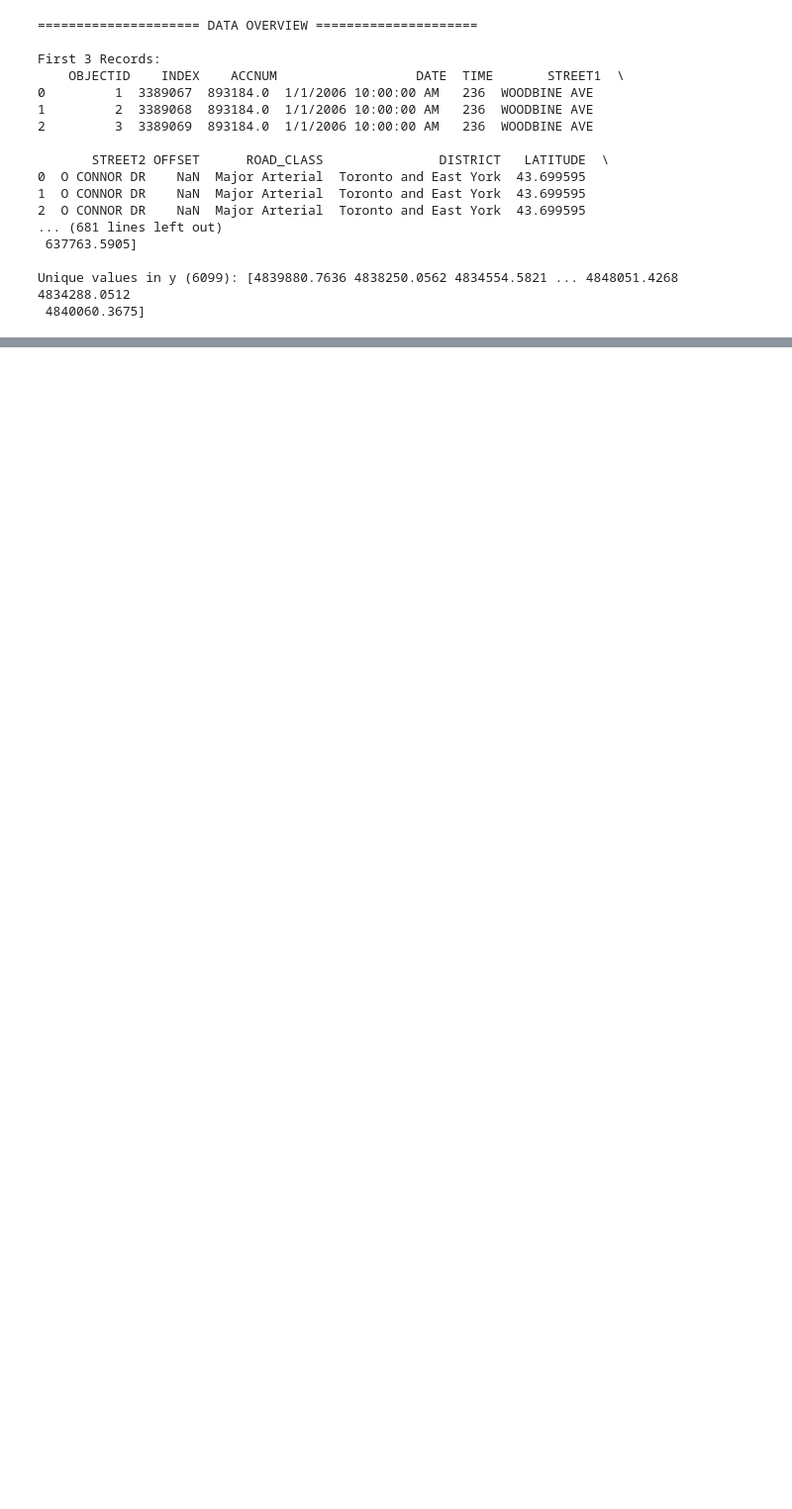
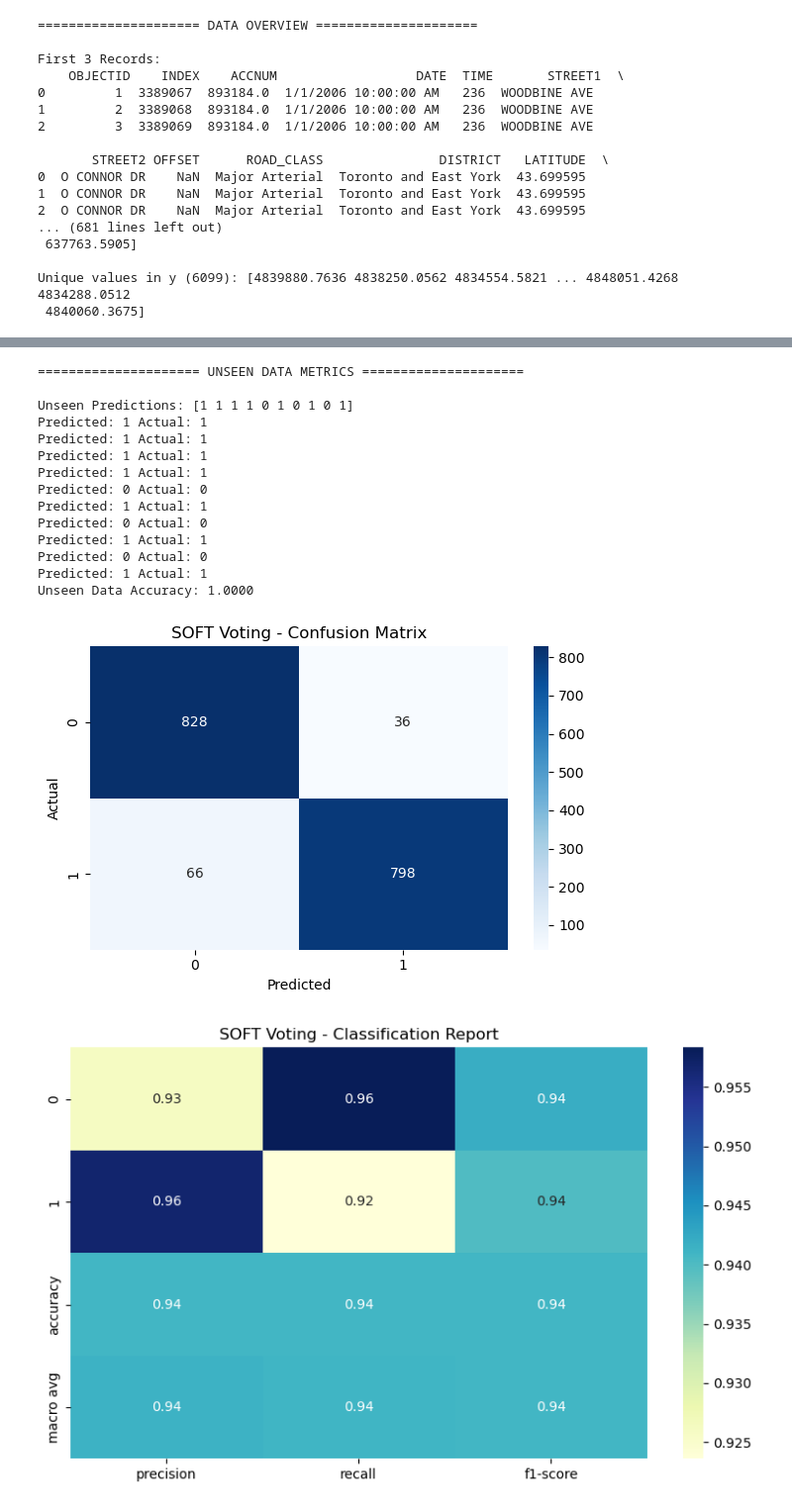
Before and after one commit to jdacenca/toronto-accident-prediction, a Jupyter notebook: SVM/notebook/ensemble.ipynb, the cells around one changed output, grey strips where cells are left out. Shown: that part at 99% size. Cells and saved outputs as stored; diff of their text form; code cells hidden in the pictures; blank space fills up the shorter version.

```diff
--- a/SVM/notebook/ensemble.ipynb
+++ b/SVM/notebook/ensemble.ipynb
@@ -383,10 +474,9 @@ Unseen Data Accuracy: 1.0000
 # %%
 # Soft voting
 voting_S = VotingClassifier(estimators=[('lr', log_reg_H), ('rf', rf_H), ('svm', svm_soft_H), ('dt', dt_H), ('nn', nn_H)], voting='soft')
-voting_S.fit(X_train, y_train)
 classifiers_soft = [log_reg_H, rf_H, svm_soft_H, dt_H, nn_H, voting_S]
 
-fit_and_predict(classifiers_soft, X_train, y_train, X_test, y_test, "Soft")
+trained_classifiers_S = fit_and_predict(classifiers_soft, X_train, y_train, X_test, y_test, "Soft",unseen_features,unseen_labels)
 # %% [output]
 ===================== SOFT VOTING PREDICTIONS =====================
 
@@ -424,0 +515,16 @@ Unseen Data Accuracy: 1.0000
+===================== UNSEEN DATA METRICS =====================
+
+Unseen Predictions: [1 1 1 1 0 1 0 1 0 1]
+Predicted: 1 Actual: 1
+Predicted: 1 Actual: 1
+Predicted: 1 Actual: 1
+Predicted: 1 Actual: 1
+Predicted: 0 Actual: 0
+Predicted: 1 Actual: 1
+Predicted: 0 Actual: 0
+Predicted: 1 Actual: 1
+Predicted: 0 Actual: 0
+Predicted: 1 Actual: 1
+Unseen Data Accuracy: 1.0000
+[figure, added]
+[figure, added]
```
Also changed, not shown: parts of 18 cells of this notebook, 4 other files.
